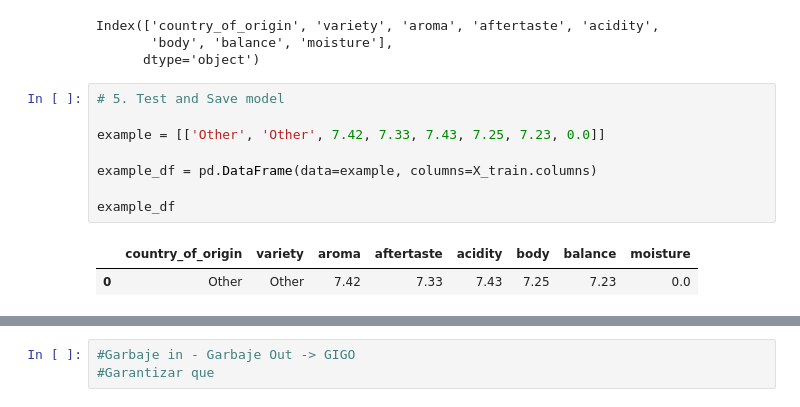
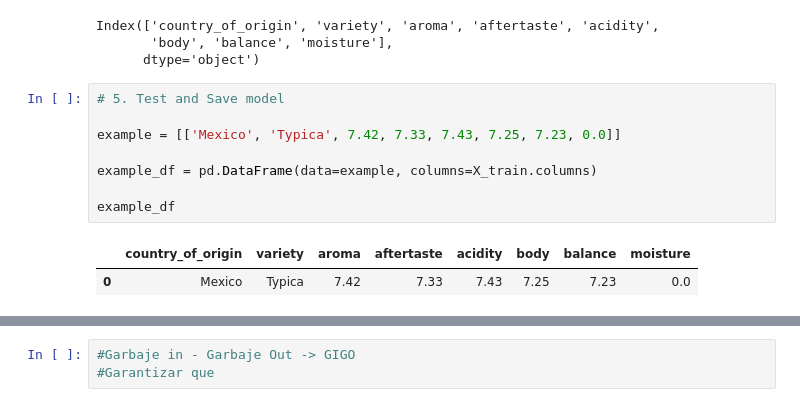
Before and after one commit to arnaldochm/coffee_quality, a Jupyter notebook: notebooks/notebook.ipynb, the cells around one changed output, grey strips where cells are left out. Drawn from its saved outputs; the diff is of its cells as text.

```diff
--- a/notebooks/notebook.ipynb
+++ b/notebooks/notebook.ipynb
@@ -282,11 +282,11 @@ Index(['country_of_origin', 'variety', 'aroma', 'aftertaste', 'acidity',
 # %%
 # 5. Test and Save model
 
-example = [['Other', 'Other', 7.42, 7.33, 7.43, 7.25, 7.23, 0.0]]
+example = [['Mexico', 'Typica', 7.42, 7.33, 7.43, 7.25, 7.23, 0.0]]
 
 example_df = pd.DataFrame(data=example, columns=X_train.columns)
 
 example_df
 # %% [output]
 |  | country_of_origin | variety | aroma | aftertaste | acidity | body | balance | moisture |
-| 0 | Other | Other | 7.42 | 7.33 | 7.43 | 7.25 | 7.23 | 0.0 |
+| 0 | Mexico | Typica | 7.42 | 7.33 | 7.43 | 7.25 | 7.23 | 0.0 |
```
Also changed, not shown: parts of 5 cells of this notebook.
